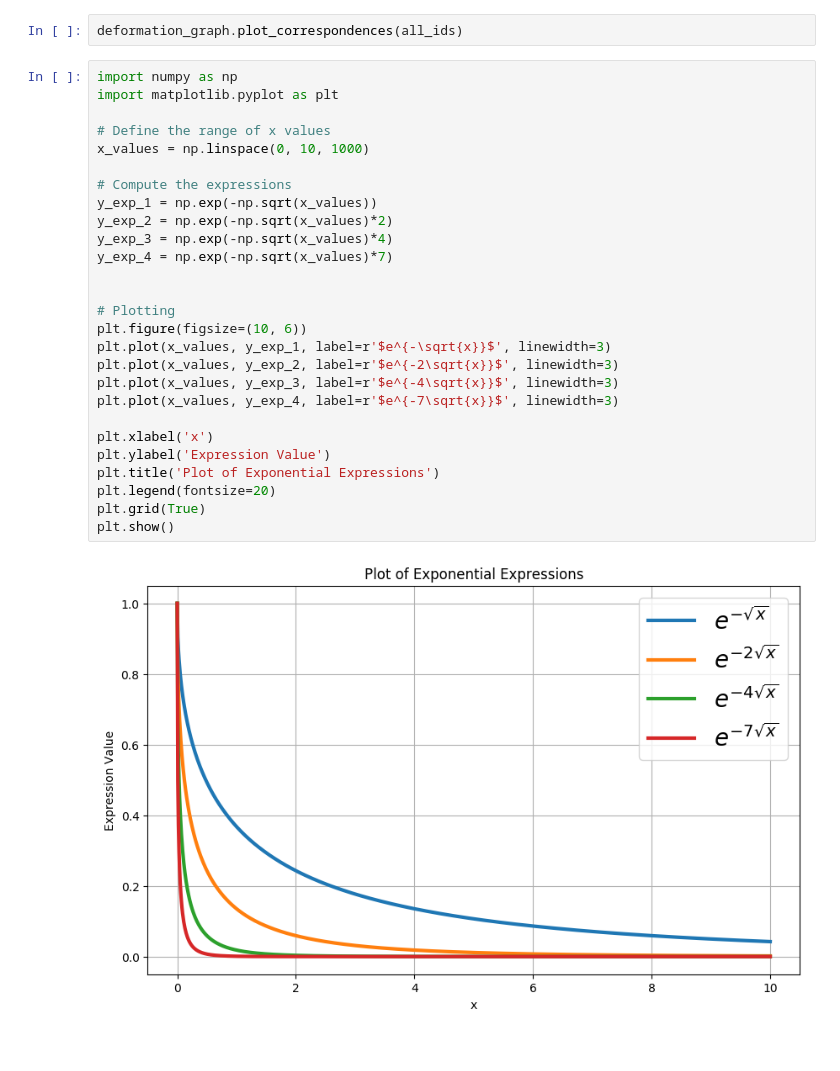
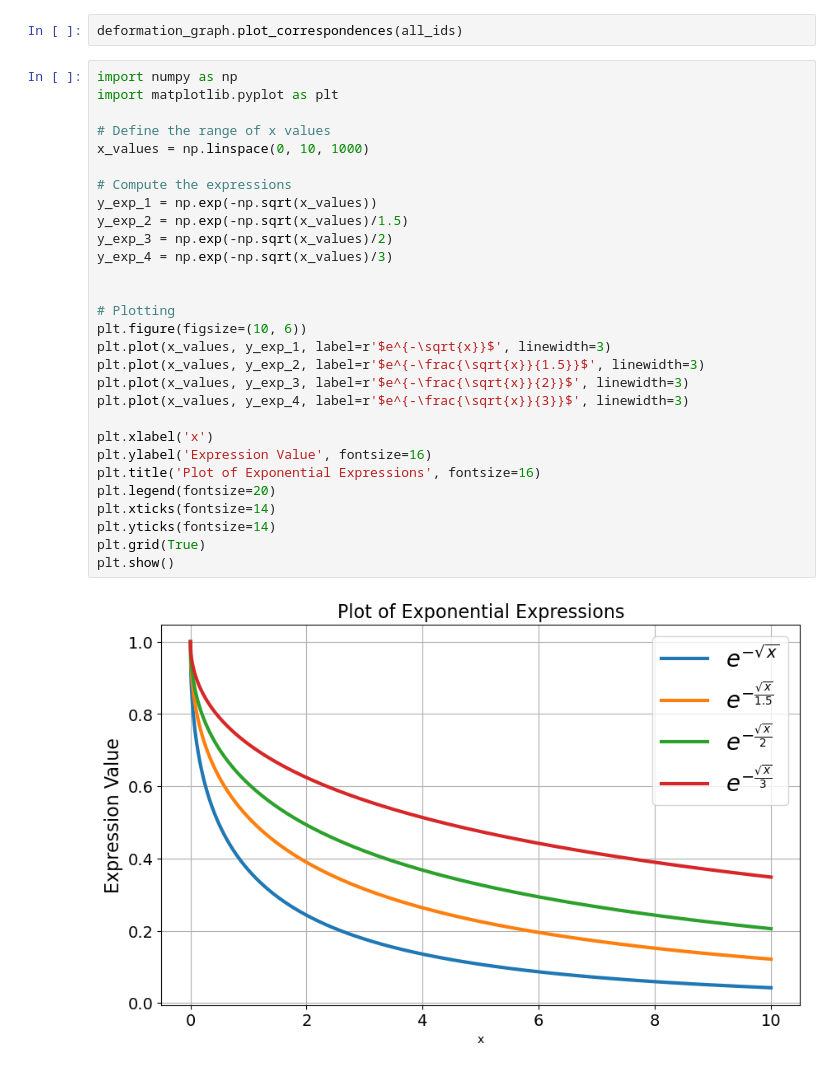
Before and after one commit to LianeCarolina02/Volumetric-Correction, a Jupyter notebook: non_rigid_registration.ipynb, the cells around one changed output. Drawn from its saved outputs; the diff is of its cells as text.

```diff
--- a/non_rigid_registration.ipynb
+++ b/non_rigid_registration.ipynb
@@ -271,32 +271,34 @@ deformation_graph.plot_correspondences(all_ids)
 # %%
 import numpy as np
 import matplotlib.pyplot as plt
 
 # Define the range of x values
 x_values = np.linspace(0, 10, 1000)
 
 # Compute the expressions
 y_exp_1 = np.exp(-np.sqrt(x_values))
-y_exp_2 = np.exp(-np.sqrt(x_values)*2)
-y_exp_3 = np.exp(-np.sqrt(x_values)*4)
-y_exp_4 = np.exp(-np.sqrt(x_values)*7)
+y_exp_2 = np.exp(-np.sqrt(x_values)/1.5)
+y_exp_3 = np.exp(-np.sqrt(x_values)/2)
+y_exp_4 = np.exp(-np.sqrt(x_values)/3)
 
 
 # Plotting
 plt.figure(figsize=(10, 6))
 plt.plot(x_values, y_exp_1, label=r'$e^{-\sqrt{x}}$', linewidth=3)
-plt.plot(x_values, y_exp_2, label=r'$e^{-2\sqrt{x}}$', linewidth=3)
-plt.plot(x_values, y_exp_3, label=r'$e^{-4\sqrt{x}}$', linewidth=3)
-plt.plot(x_values, y_exp_4, label=r'$e^{-7\sqrt{x}}$', linewidth=3)
+plt.plot(x_values, y_exp_2, label=r'$e^{-\frac{\sqrt{x}}{1.5}}$', linewidth=3)
+plt.plot(x_values, y_exp_3, label=r'$e^{-\frac{\sqrt{x}}{2}}$', linewidth=3)
+plt.plot(x_values, y_exp_4, label=r'$e^{-\frac{\sqrt{x}}{3}}$', linewidth=3)
 
 plt.xlabel('x')
-plt.ylabel('Expression Value')
-plt.title('Plot of Exponential Expressions')
+plt.ylabel('Expression Value', fontsize=16)
+plt.title('Plot of Exponential Expressions', fontsize=16)
 plt.legend(fontsize=20)
+plt.xticks(fontsize=14)
+plt.yticks(fontsize=14)
 plt.grid(True)
 plt.show()
 # %% [output]
-[figure, old version]
+[figure, new version]
 # %%
 import numpy as np
 import matplotlib.pyplot as plt
```
Also changed, not shown: parts of 1 cell of this notebook, 25 other files.
